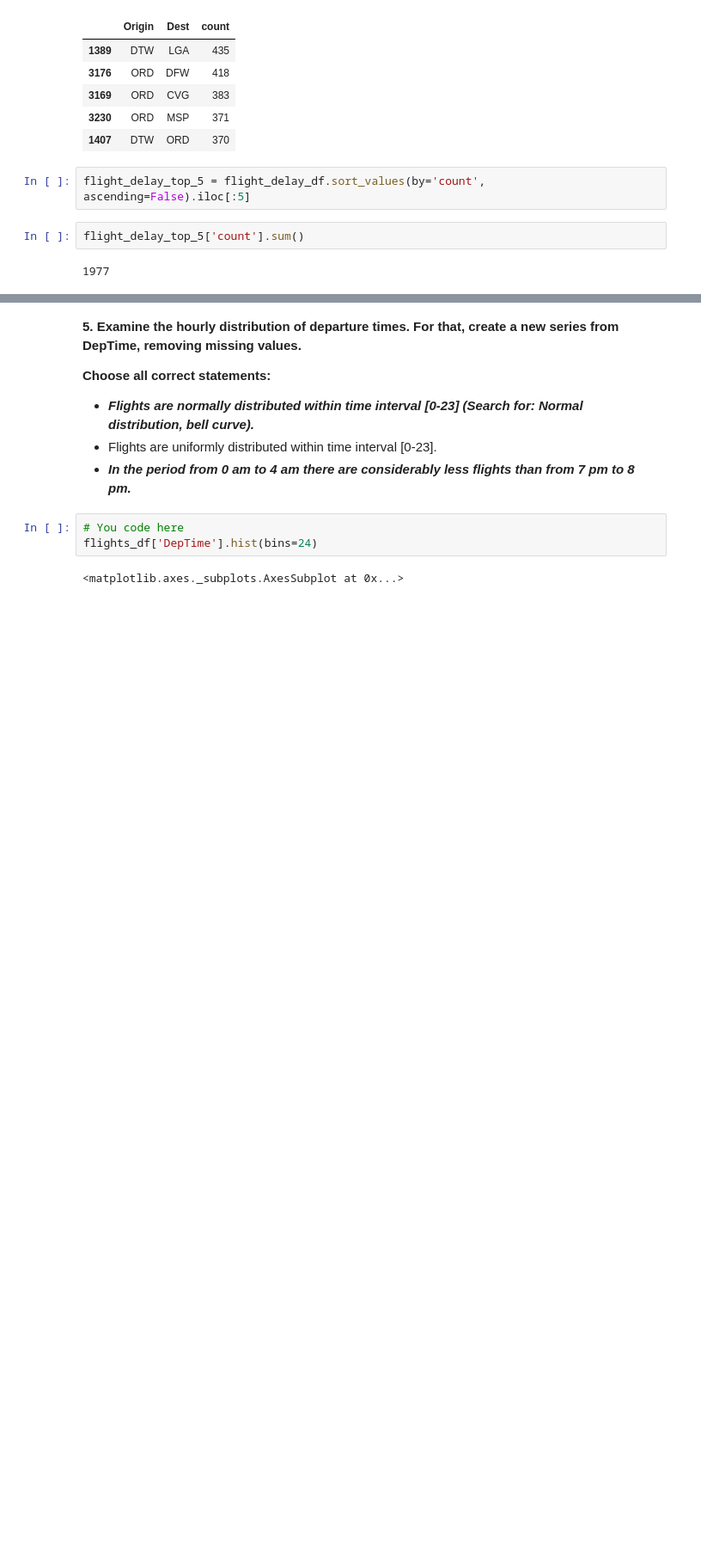
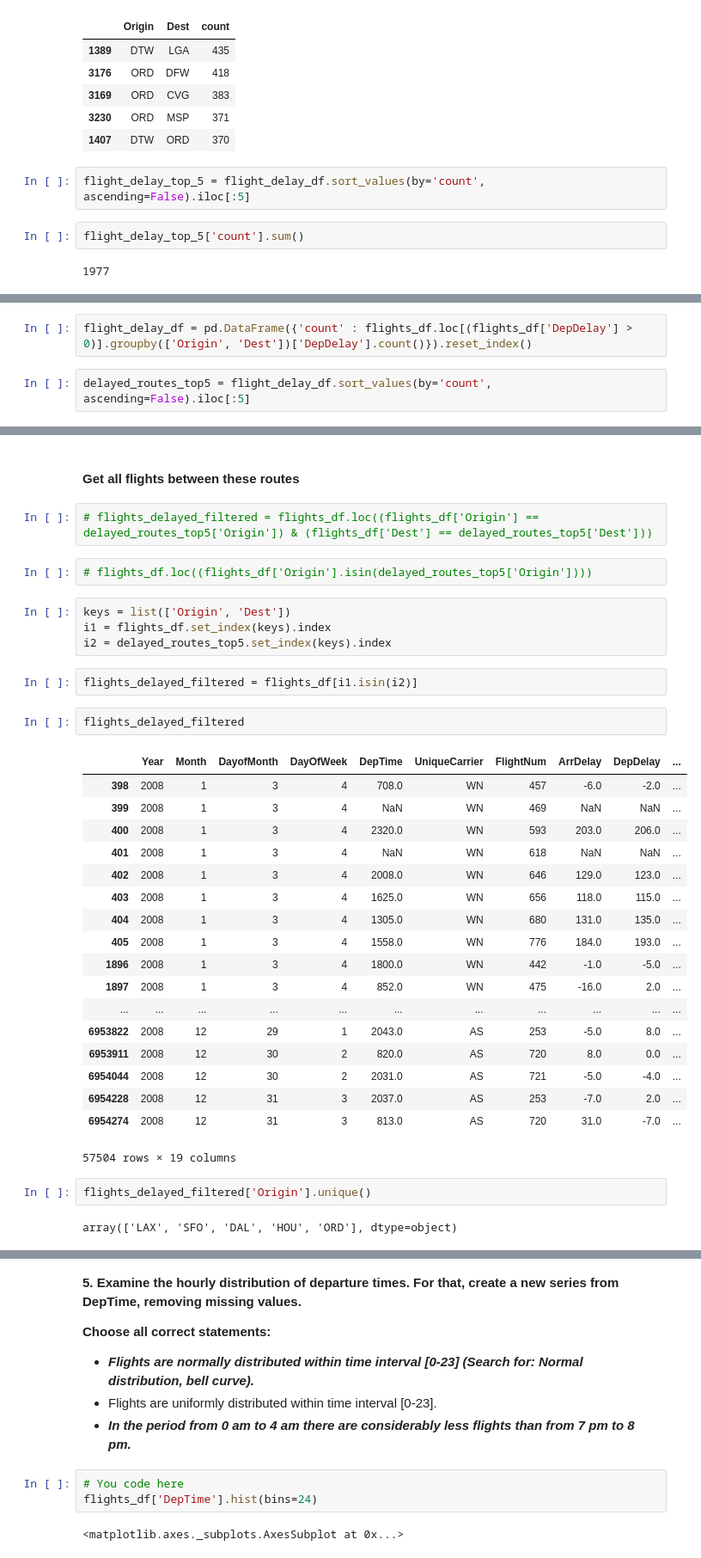
Before and after one commit to JacksonIsaac/colab_notebooks, a Jupyter notebook: [mlcourse_ai]assignment2_USA_flights.ipynb, the cells around one changed output, grey strips where cells are left out. Shown: that part at 86% size. Drawn from its saved outputs; the diff is of its cells as text; blank space fills up the shorter version.

Commit message:
Add logic to find sum of flights on top 5 delayed routes due to weather

```diff
--- a/[mlcourse_ai]assignment2_USA_flights.ipynb
+++ b/[mlcourse_ai]assignment2_USA_flights.ipynb
@@ -416,0 +425,4 @@ flight_delay_top_5['count'].sum()
+# %%
+flight_delay_df = pd.DataFrame({'count' : flights_df.loc[(flights_df['DepDelay'] > 0)].groupby(['Origin', 'Dest'])['DepDelay'].count()}).reset_index()
+# %%
+delayed_routes_top5 = flight_delay_df.sort_values(by='count', ascending=False).iloc[:5]
@@ -416,0 +453,37 @@ flight_delay_top_5['count'].sum()
+# %% [markdown]
+#### Get all flights between these routes
+# %%
+# flights_delayed_filtered = flights_df.loc((flights_df['Origin'] == delayed_routes_top5['Origin']) & (flights_df['Dest'] == delayed_routes_top5['Dest']))
+# %%
+# flights_df.loc((flights_df['Origin'].isin(delayed_routes_top5['Origin'])))
+# %%
+keys = list(['Origin', 'Dest'])
+i1 = flights_df.set_index(keys).index
+i2 = delayed_routes_top5.set_index(keys).index
+# %%
+flights_delayed_filtered = flights_df[i1.isin(i2)]
+# %%
+flights_delayed_filtered
+# %% [output]
+|  | Year | Month | DayofMonth | DayOfWeek | DepTime | UniqueCarrier | FlightNum | ArrDelay | DepDelay | ... |
+| 398 | 2008 | 1 | 3 | 4 | 708.0 | WN | 457 | -6.0 | -2.0 | ... |
+| 399 | 2008 | 1 | 3 | 4 | NaN | WN | 469 | NaN | NaN | ... |
+| 400 | 2008 | 1 | 3 | 4 | 2320.0 | WN | 593 | 203.0 | 206.0 | ... |
+| 401 | 2008 | 1 | 3 | 4 | NaN | WN | 618 | NaN | NaN | ... |
+| 402 | 2008 | 1 | 3 | 4 | 2008.0 | WN | 646 | 129.0 | 123.0 | ... |
+| 403 | 2008 | 1 | 3 | 4 | 1625.0 | WN | 656 | 118.0 | 115.0 | ... |
+| 404 | 2008 | 1 | 3 | 4 | 1305.0 | WN | 680 | 131.0 | 135.0 | ... |
+| 405 | 2008 | 1 | 3 | 4 | 1558.0 | WN | 776 | 184.0 | 193.0 | ... |
+| 1896 | 2008 | 1 | 3 | 4 | 1800.0 | WN | 442 | -1.0 | -5.0 | ... |
+| 1897 | 2008 | 1 | 3 | 4 | 852.0 | WN | 475 | -16.0 | 2.0 | ... |
+| ... | ... | ... | ... | ... | ... | ... | ... | ... | ... | ... |
+| 6953822 | 2008 | 12 | 29 | 1 | 2043.0 | AS | 253 | -5.0 | 8.0 | ... |
+| 6953911 | 2008 | 12 | 30 | 2 | 820.0 | AS | 720 | 8.0 | 0.0 | ... |
+| 6954044 | 2008 | 12 | 30 | 2 | 2031.0 | AS | 721 | -5.0 | -4.0 | ... |
+| 6954228 | 2008 | 12 | 31 | 3 | 2037.0 | AS | 253 | -7.0 | 2.0 | ... |
+| 6954274 | 2008 | 12 | 31 | 3 | 813.0 | AS | 720 | 31.0 | -7.0 | ... |
+57504 rows × 19 columns
+# %%
+flights_delayed_filtered['Origin'].unique()
+# %% [output]
+array(['LAX', 'SFO', 'DAL', 'HOU', 'ORD'], dtype=object)
```
Also changed, not shown: parts of 14 cells of this notebook.
